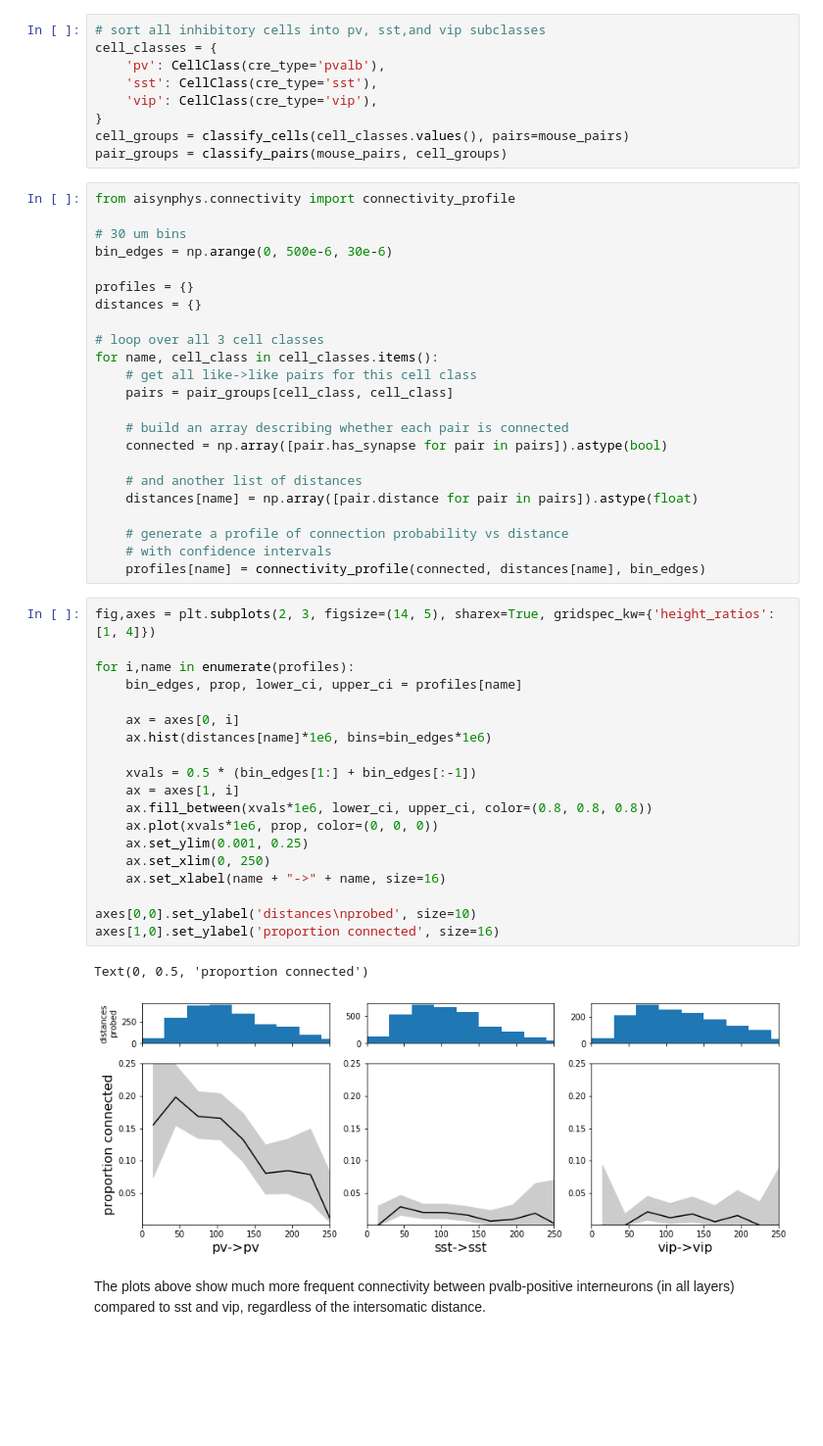
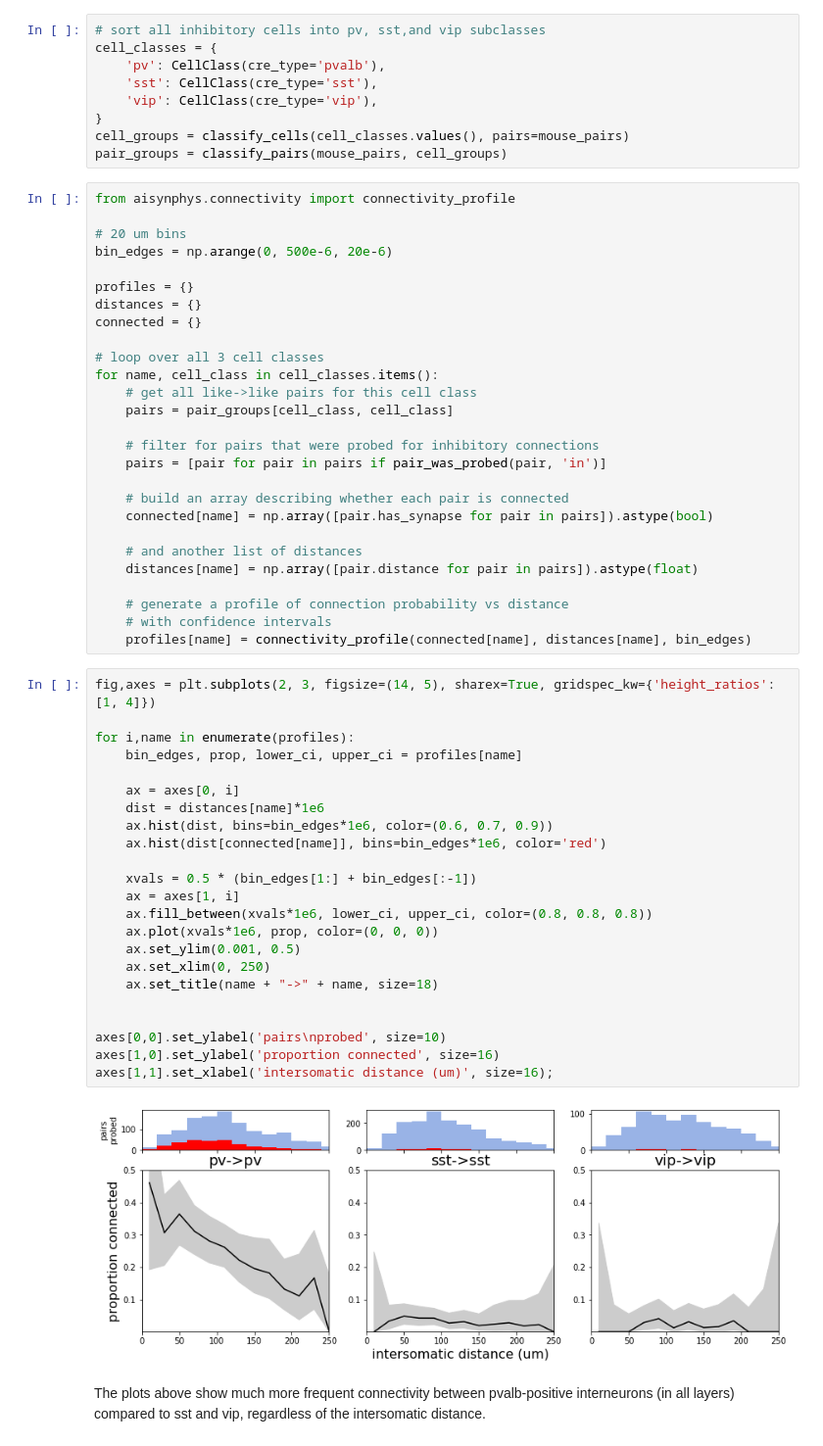
Before and after one commit to aiephys/multipatch_analysis, a Jupyter notebook: doc/connectivity.ipynb, the cells around one changed output. Shown at 98% size. Saved outputs shown, nothing was run; the diff lists cells and outputs as text; blank space fills up the shorter version.

```diff
--- a/doc/connectivity.ipynb
+++ b/doc/connectivity.ipynb
@@ -244,47 +244,54 @@ pair_groups = classify_pairs(mouse_pairs, cell_groups)
 # %%
 from aisynphys.connectivity import connectivity_profile
 
-# 30 um bins
-bin_edges = np.arange(0, 500e-6, 30e-6)
+# 20 um bins
+bin_edges = np.arange(0, 500e-6, 20e-6)
 
 profiles = {}
 distances = {}
+connected = {}
 
 # loop over all 3 cell classes
 for name, cell_class in cell_classes.items():
     # get all like->like pairs for this cell class
     pairs = pair_groups[cell_class, cell_class]
 
+    # filter for pairs that were probed for inhibitory connections
+    pairs = [pair for pair in pairs if pair_was_probed(pair, 'in')]
+
     # build an array describing whether each pair is connected
-    connected = np.array([pair.has_synapse for pair in pairs]).astype(bool)
+    connected[name] = np.array([pair.has_synapse for pair in pairs]).astype(bool)
 
     # and another list of distances
     distances[name] = np.array([pair.distance for pair in pairs]).astype(float)
 
     # generate a profile of connection probability vs distance
     # with confidence intervals
-    profiles[name] = connectivity_profile(connected, distances[name], bin_edges)
+    profiles[name] = connectivity_profile(connected[name], distances[name], bin_edges)
 # %%
 fig,axes = plt.subplots(2, 3, figsize=(14, 5), sharex=True, gridspec_kw={'height_ratios': [1, 4]})
 
 for i,name in enumerate(profiles):
     bin_edges, prop, lower_ci, upper_ci = profiles[name]
 
     ax = axes[0, i]
-    ax.hist(distances[name]*1e6, bins=bin_edges*1e6)
+    dist = distances[name]*1e6
+    ax.hist(dist, bins=bin_edges*1e6, color=(0.6, 0.7, 0.9))
+    ax.hist(dist[connected[name]], bins=bin_edges*1e6, color='red')
 
     xvals = 0.5 * (bin_edges[1:] + bin_edges[:-1])
     ax = axes[1, i]
     ax.fill_between(xvals*1e6, lower_ci, upper_ci, color=(0.8, 0.8, 0.8))
     ax.plot(xvals*1e6, prop, color=(0, 0, 0))
-    ax.set_ylim(0.001, 0.25)
+    ax.set_ylim(0.001, 0.5)
     ax.set_xlim(0, 250)
-    ax.set_xlabel(name + "->" + name, size=16)
+    ax.set_title(name + "->" + name, size=18)
 
-axes[0,0].set_ylabel('distances\nprobed', size=10)
+
+axes[0,0].set_ylabel('pairs\nprobed', size=10)
 axes[1,0].set_ylabel('proportion connected', size=16)
+axes[1,1].set_xlabel('intersomatic distance (um)', size=16);
 # %% [output]
-Text(0, 0.5, 'proportion connected')
-[figure, old version]
+[figure, new version]
 # %% [markdown]
 The plots above show much more frequent connectivity between pvalb-positive interneurons (in all layers) compared to sst and vip, regardless of the intersomatic distance.
```
Also changed, not shown: parts of 1 cell of this notebook, 6 other files.
